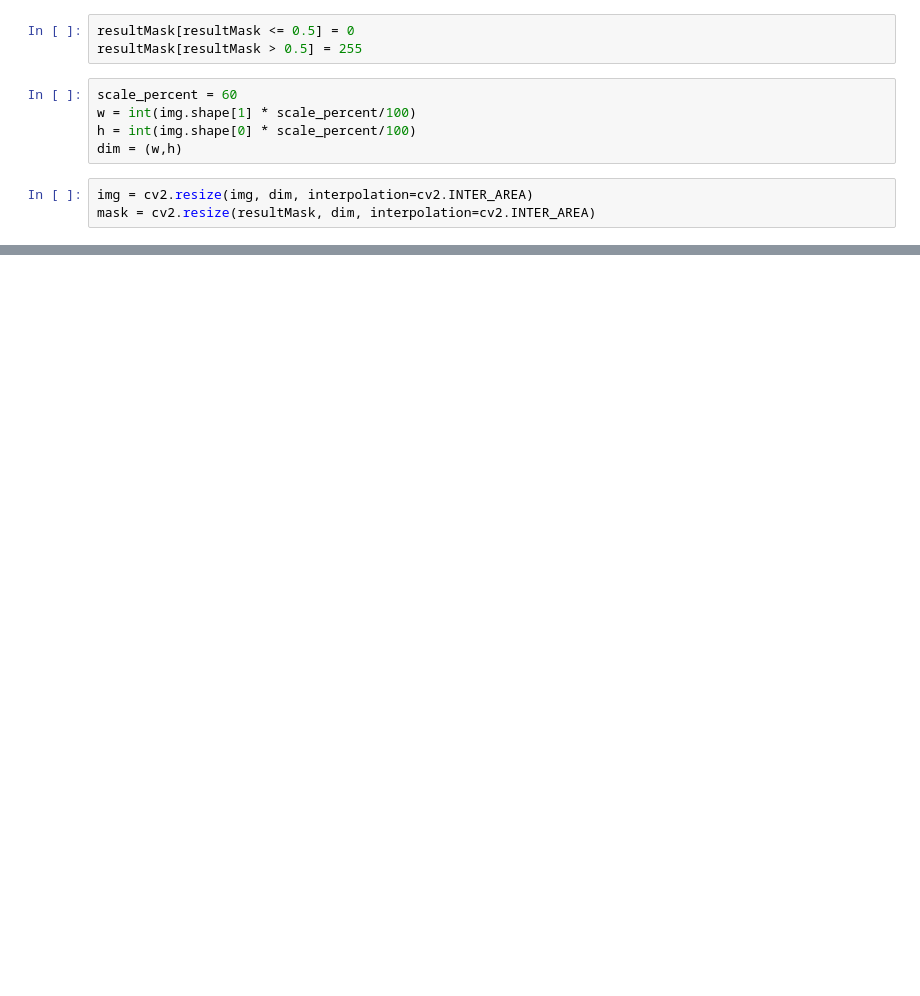
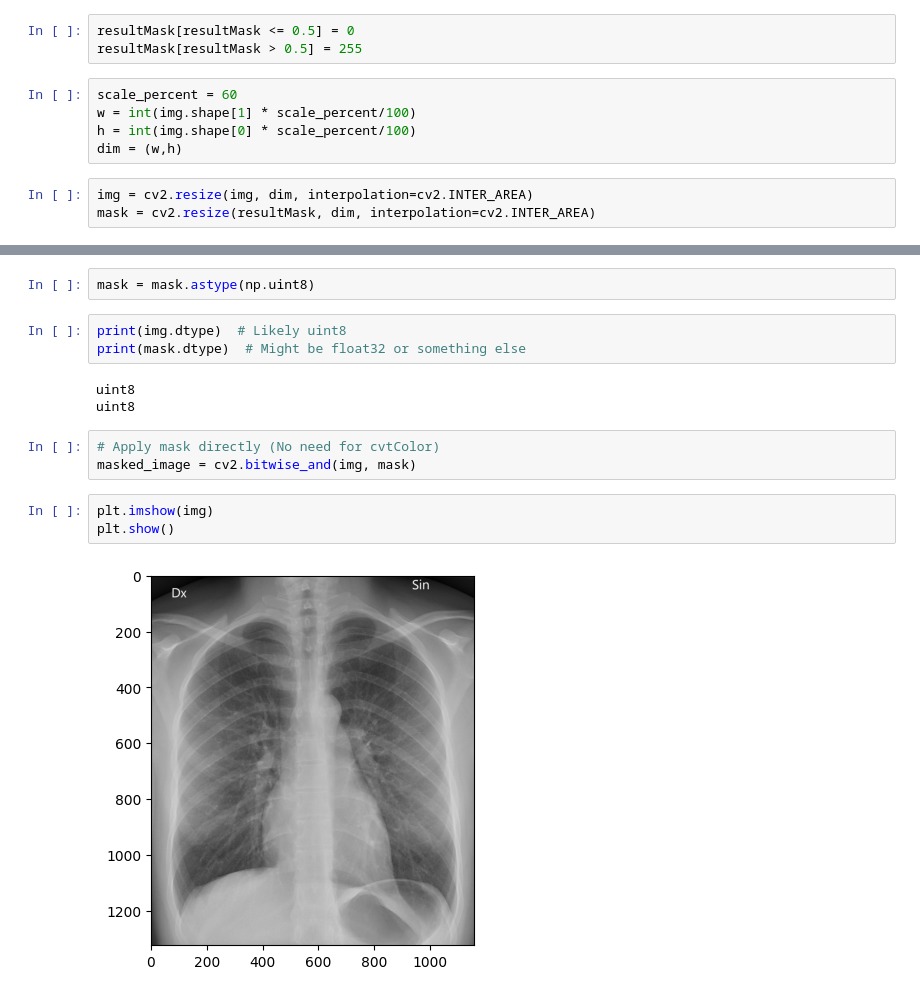
Before and after one commit to MATIBAI-ML/UNet-Lung-Segmentation, a Jupyter notebook: test.ipynb, the cells around one changed output, grey strips where cells are left out. Drawn from its saved outputs; the diff is of its cells as text; blank space fills up the shorter version.

```diff
--- a/test.ipynb
+++ b/test.ipynb
@@ -37,0 +101,16 @@ cv2.imshow("predicted mask", mask)
+# %%
+mask = mask.astype(np.uint8)
+# %%
+print(img.dtype)  # Likely uint8
+print(mask.dtype)  # Might be float32 or something else
+# %% [output]
+uint8
+uint8
+# %%
+# Apply mask directly (No need for cvtColor)
+masked_image = cv2.bitwise_and(img, mask)
+# %%
+plt.imshow(img)
+plt.show()
+# %% [output]
+[figure, added]
```
Also changed, not shown: parts of 14 cells of this notebook, 6 other files.
